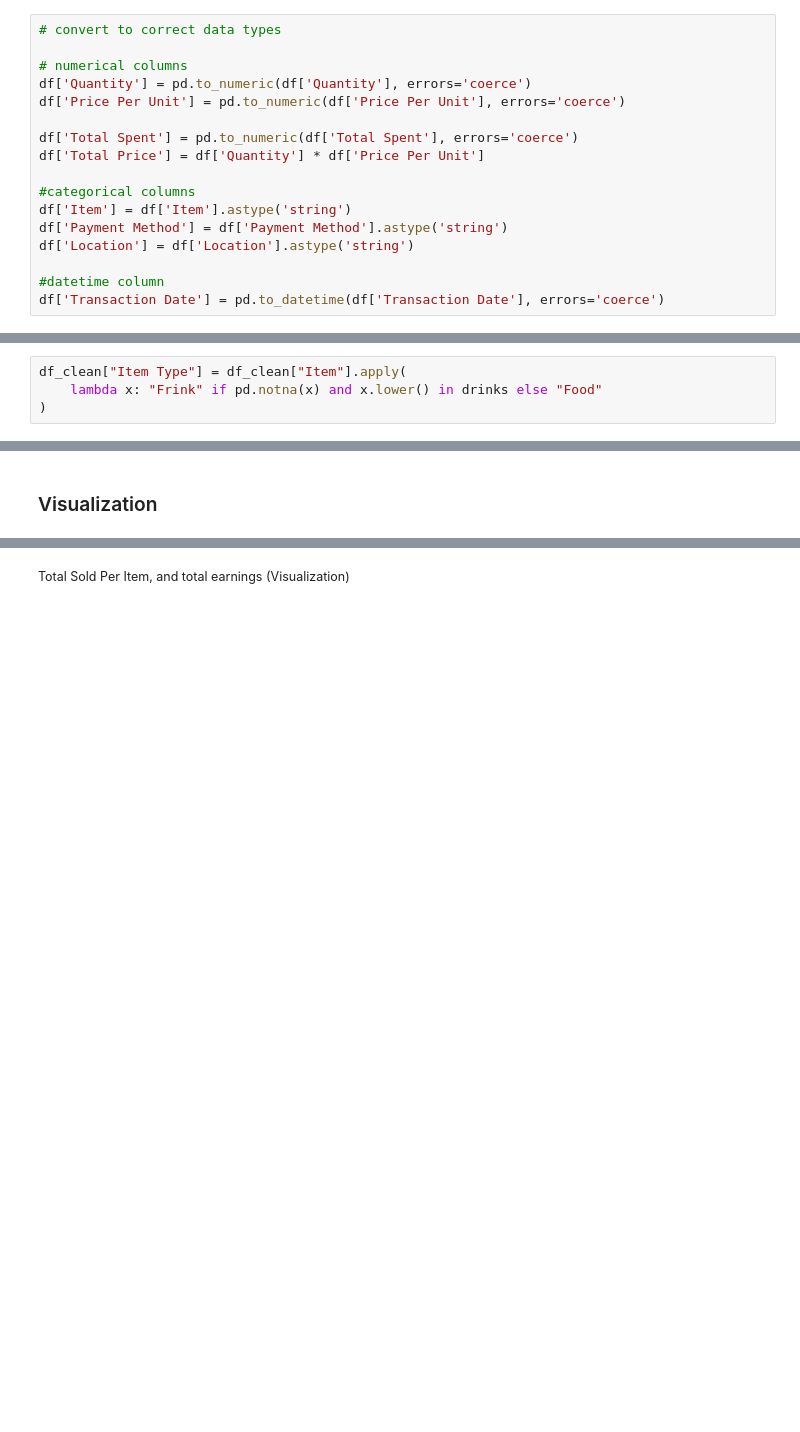
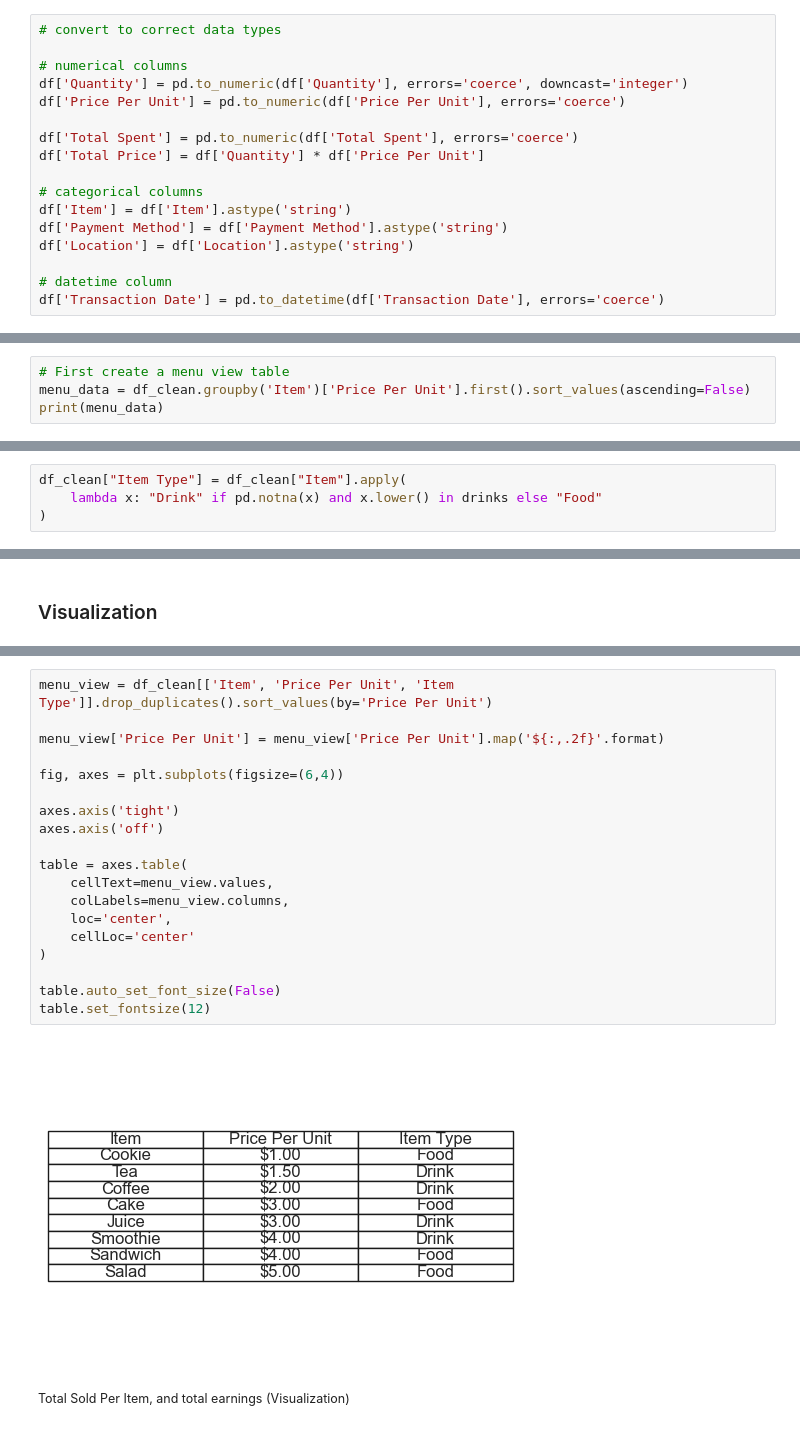
Before and after one commit to wends05/lab-ml, a Jupyter notebook: main_ver_2.ipynb, the cells around one changed output, grey strips where cells are left out. Drawn from its saved outputs; the diff is of its cells as text; blank space fills up the shorter version.

Commit message:
added additional cleanup tasks. added visualization for menu table

```diff
--- a/main_ver_2.ipynb
+++ b/main_ver_2.ipynb
@@ -60,18 +141,18 @@ df.info()
 # convert to correct data types
 
 # numerical columns
-df['Quantity'] = pd.to_numeric(df['Quantity'], errors='coerce')
+df['Quantity'] = pd.to_numeric(df['Quantity'], errors='coerce', downcast='integer')
 df['Price Per Unit'] = pd.to_numeric(df['Price Per Unit'], errors='coerce')
 
 df['Total Spent'] = pd.to_numeric(df['Total Spent'], errors='coerce')
 df['Total Price'] = df['Quantity'] * df['Price Per Unit']
 
-#categorical columns
+# categorical columns
 df['Item'] = df['Item'].astype('string')
 df['Payment Method'] = df['Payment Method'].astype('string')
 df['Location'] = df['Location'].astype('string')
 
-#datetime column
+# datetime column
 df['Transaction Date'] = pd.to_datetime(df['Transaction Date'], errors='coerce')
 # %% [markdown]
 <small>Recheck newly casted data types</small>
@@ -132,0 +231,4 @@ print("Succesfully turned null values in non-null.")
+# %%
+# First create a menu view table
+menu_data = df_clean.groupby('Item')['Price Per Unit'].first().sort_values(ascending=False)
+print(menu_data)
@@ -149,7 +439,7 @@ food = ['cake', 'cookie', 'salad', 'sandwich']
 <small>Make a new column that lists the item as either a food or drink depending on the defined lists above</small>
 # %%
 df_clean["Item Type"] = df_clean["Item"].apply(
-    lambda x: "Frink" if pd.notna(x) and x.lower() in drinks else "Food"
+    lambda x: "Drink" if pd.notna(x) and x.lower() in drinks else "Food"
 )
 # %% [markdown]
 <small>Check if the new column is added</small>
@@ -209,3 +609,24 @@ most_popular_payment_method
+# %%
+menu_view = df_clean[['Item', 'Price Per Unit', 'Item Type']].drop_duplicates().sort_values(by='Price Per Unit')
+
+menu_view['Price Per Unit'] = menu_view['Price Per Unit'].map('${:,.2f}'.format)
+
+fig, axes = plt.subplots(figsize=(6,4))
+
+axes.axis('tight')
+axes.axis('off')
+
+table = axes.table(
+    cellText=menu_view.values,
+    colLabels=menu_view.columns,
+    loc='center',
+    cellLoc='center'
+)
+
+table.auto_set_font_size(False)
+table.set_fontsize(12)
+# %% [output]
+[figure, added]
 # %% [markdown]
 <small>Total Sold Per Item, and total earnings (Visualization)</small>
 # %%
```
Also changed, not shown: parts of 43 cells of this notebook.
